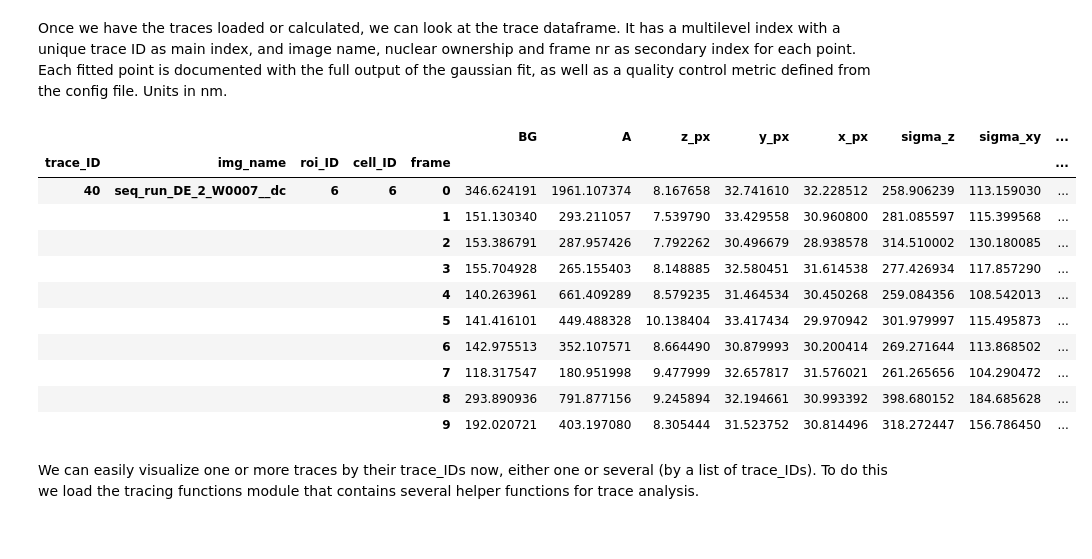
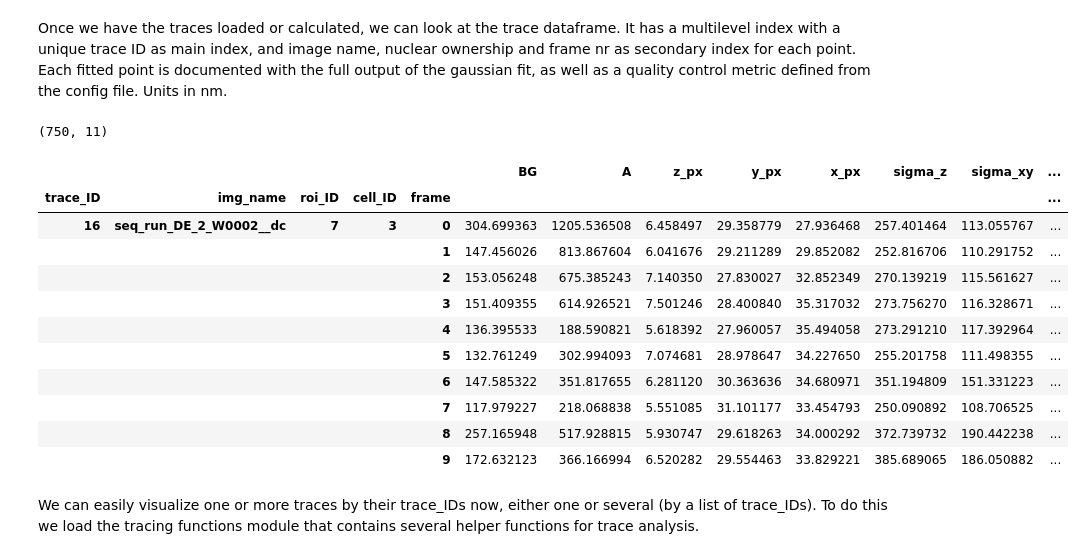
Before and after one commit to gerlichlab/looptrace, a Jupyter notebook: tracing_labmeet_260520.ipynb, the cells around one changed output. Saved outputs shown, nothing was run; the diff lists cells and outputs as text; code cells hidden in the pictures.

```diff
--- a/tracing_labmeet_260520.ipynb
+++ b/tracing_labmeet_260520.ipynb
@@ -19,22 +19,25 @@ traces_beads = pd.read_hdf(wdir+"20200521_Exp328_ELYRA_BS32-40_beads_traces_bead
 imgs_beads=np.moveaxis(ip.read_tif_image(wdir+'20200521_Exp328_ELYRA_BS32-40_beads_imgs_beads.tiff'),1,2)
 # %% [markdown]
 Once we have the traces loaded or calculated, we can look at the trace dataframe. It has a multilevel index with a unique trace ID as main index, and image name, nuclear ownership and frame nr as secondary index for each point. Each fitted point is documented with the full output of the gaussian fit, as well as a quality control metric defined from the config file. Units in nm.
+# %%
+traces.shape
+# %% [output]
+(750, 11)
 # %%
-traces.head()
-traces.query('trace_ID == 40')
+traces.query('trace_ID == 16')
 # %% [output]
 |  |  |  |  |  | BG | A | z_px | y_px | x_px | sigma_z | sigma_xy | ... |
 | trace_ID | img_name | roi_ID | cell_ID | frame |  |  |  |  |  |  |  | ... |
-| 40 | seq_run_DE_2_W0007__dc | 6 | 6 | 0 | 346.624191 | 1961.107374 | 8.167658 | 32.741610 | 32.228512 | 258.906239 | 113.159030 | ... |
-|  |  |  |  | 1 | 151.130340 | 293.211057 | 7.539790 | 33.429558 | 30.960800 | 281.085597 | 115.399568 | ... |
-|  |  |  |  | 2 | 153.386791 | 287.957426 | 7.792262 | 30.496679 | 28.938578 | 314.510002 | 130.180085 | ... |
-|  |  |  |  | 3 | 155.704928 | 265.155403 | 8.148885 | 32.580451 | 31.614538 | 277.426934 | 117.857290 | ... |
-|  |  |  |  | 4 | 140.263961 | 661.409289 | 8.579235 | 31.464534 | 30.450268 | 259.084356 | 108.542013 | ... |
-|  |  |  |  | 5 | 141.416101 | 449.488328 | 10.138404 | 33.417434 | 29.970942 | 301.979997 | 115.495873 | ... |
-|  |  |  |  | 6 | 142.975513 | 352.107571 | 8.664490 | 30.879993 | 30.200414 | 269.271644 | 113.868502 | ... |
-|  |  |  |  | 7 | 118.317547 | 180.951998 | 9.477999 | 32.657817 | 31.576021 | 261.265656 | 104.290472 | ... |
-|  |  |  |  | 8 | 293.890936 | 791.877156 | 9.245894 | 32.194661 | 30.993392 | 398.680152 | 184.685628 | ... |
-|  |  |  |  | 9 | 192.020721 | 403.197080 | 8.305444 | 31.523752 | 30.814496 | 318.272447 | 156.786450 | ... |
+| 16 | seq_run_DE_2_W0002__dc | 7 | 3 | 0 | 304.699363 | 1205.536508 | 6.458497 | 29.358779 | 27.936468 | 257.401464 | 113.055767 | ... |
+|  |  |  |  | 1 | 147.456026 | 813.867604 | 6.041676 | 29.211289 | 29.852082 | 252.816706 | 110.291752 | ... |
+|  |  |  |  | 2 | 153.056248 | 675.385243 | 7.140350 | 27.830027 | 32.852349 | 270.139219 | 115.561627 | ... |
+|  |  |  |  | 3 | 151.409355 | 614.926521 | 7.501246 | 28.400840 | 35.317032 | 273.756270 | 116.328671 | ... |
+|  |  |  |  | 4 | 136.395533 | 188.590821 | 5.618392 | 27.960057 | 35.494058 | 273.291210 | 117.392964 | ... |
+|  |  |  |  | 5 | 132.761249 | 302.994093 | 7.074681 | 28.978647 | 34.227650 | 255.201758 | 111.498355 | ... |
+|  |  |  |  | 6 | 147.585322 | 351.817655 | 6.281120 | 30.363636 | 34.680971 | 351.194809 | 151.331223 | ... |
+|  |  |  |  | 7 | 117.979227 | 218.068838 | 5.551085 | 31.101177 | 33.454793 | 250.090892 | 108.706525 | ... |
+|  |  |  |  | 8 | 257.165948 | 517.928815 | 5.930747 | 29.618263 | 34.000292 | 372.739732 | 190.442238 | ... |
+|  |  |  |  | 9 | 172.632123 | 366.166994 | 6.520282 | 29.554463 | 33.829221 | 385.689065 | 186.050882 | ... |
 # %% [markdown]
 We can easily visualize one or more traces by their trace_IDs now, either one or several (by a list of trace_IDs). To do this we load the tracing functions module that contains several helper functions for trace analysis.
 # %%
```
Also changed, not shown: parts of 16 cells of this notebook, 4 other files.
